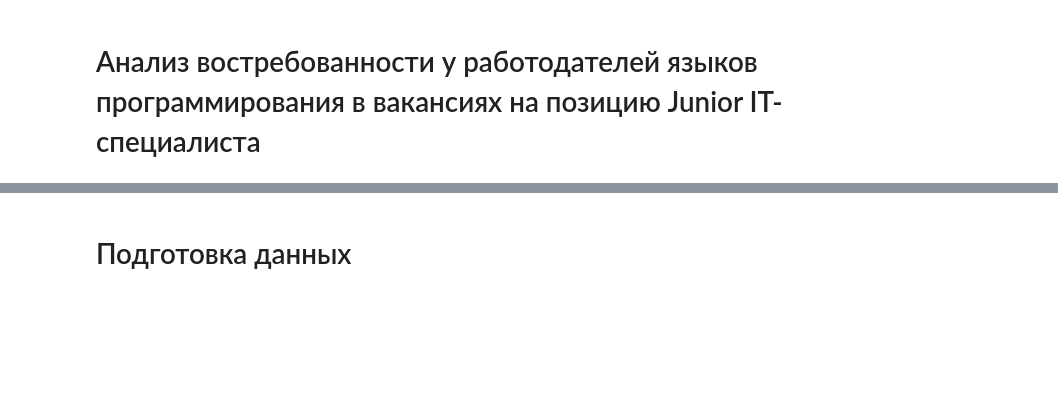
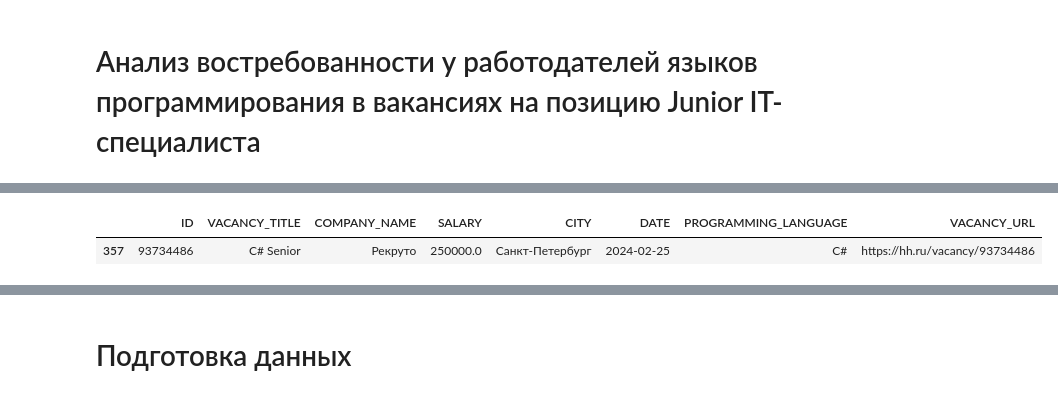
Before and after one commit to sariya23/analysis_hh_vacancies, a Jupyter notebook: main.ipynb, the cells around one changed output, grey strips where cells are left out. Cells and saved outputs as stored; diff of their text form; code cells hidden in the pictures; blank space fills up the shorter version.

```diff
--- a/main.ipynb
+++ b/main.ipynb
@@ -17,4 +17,9 @@ df.head()
 | 4 | 94293788 | Junior Python-разработчик | СОГАЗ | NaN | Москва | 2024-03-06 | Python | https://hh.ru/vacancy/94293788 |
+# %%
+df.loc[df["SALARY"] == df["SALARY"].max()]
+# %% [output]
+|  | ID | VACANCY_TITLE | COMPANY_NAME | SALARY | CITY | DATE | PROGRAMMING_LANGUAGE | VACANCY_URL |
+| 357 | 93734486 | С# Senior | Рекруто | 250000.0 | Санкт-Петербург | 2024-02-25 | C# | https://hh.ru/vacancy/93734486 |
 # %%
 len(df["COMPANY_NAME"].unique())
 # %% [output]
```
Also changed, not shown: parts of 6 cells of this notebook, 11 other files.
